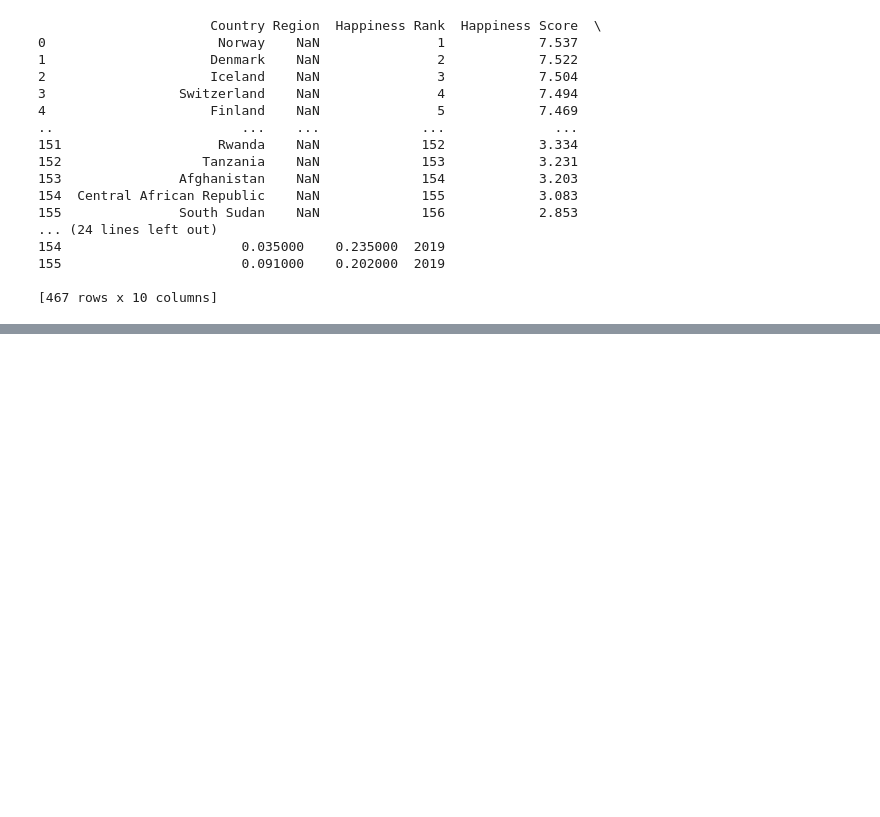
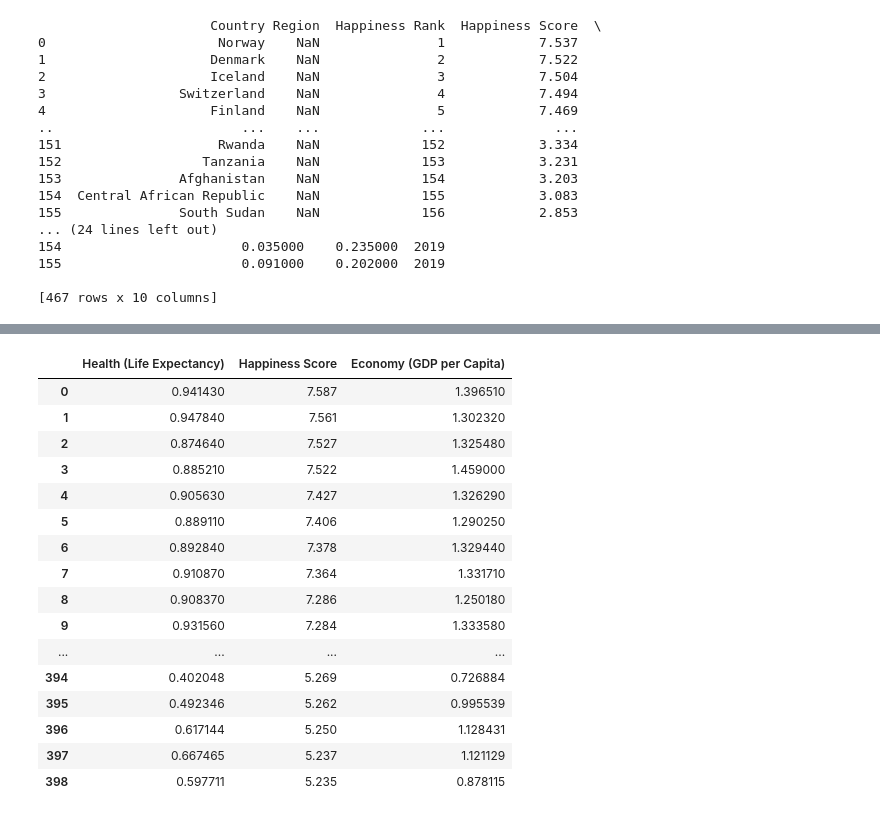
Before and after one commit to schwamb/project_1, a Jupyter notebook: susan_jn.ipynb, the cells around one changed output, grey strips where cells are left out. Saved outputs shown, nothing was run; the diff lists cells and outputs as text; code cells hidden in the pictures; blank space fills up the shorter version.

```diff
--- a/susan_jn.ipynb
+++ b/susan_jn.ipynb
@@ -180,0 +306,22 @@ full_data_df
+# %%
+#life expectancy, happiness, GDP -- chaos ensues
+
+full_data_df[['Health (Life Expectancy)','Happiness Score','Economy (GDP per Capita)']]
+# %% [output]
+|  | Health (Life Expectancy) | Happiness Score | Economy (GDP per Capita) |
+| 0 | 0.941430 | 7.587 | 1.396510 |
+| 1 | 0.947840 | 7.561 | 1.302320 |
+| 2 | 0.874640 | 7.527 | 1.325480 |
+| 3 | 0.885210 | 7.522 | 1.459000 |
+| 4 | 0.905630 | 7.427 | 1.326290 |
+| 5 | 0.889110 | 7.406 | 1.290250 |
+| 6 | 0.892840 | 7.378 | 1.329440 |
+| 7 | 0.910870 | 7.364 | 1.331710 |
+| 8 | 0.908370 | 7.286 | 1.250180 |
+| 9 | 0.931560 | 7.284 | 1.333580 |
+| ... | ... | ... | ... |
+| 394 | 0.402048 | 5.269 | 0.726884 |
+| 395 | 0.492346 | 5.262 | 0.995539 |
+| 396 | 0.617144 | 5.250 | 1.128431 |
+| 397 | 0.667465 | 5.237 | 1.121129 |
+| 398 | 0.597711 | 5.235 | 0.878115 |
```
Also changed, not shown: parts of 15 cells of this notebook.
